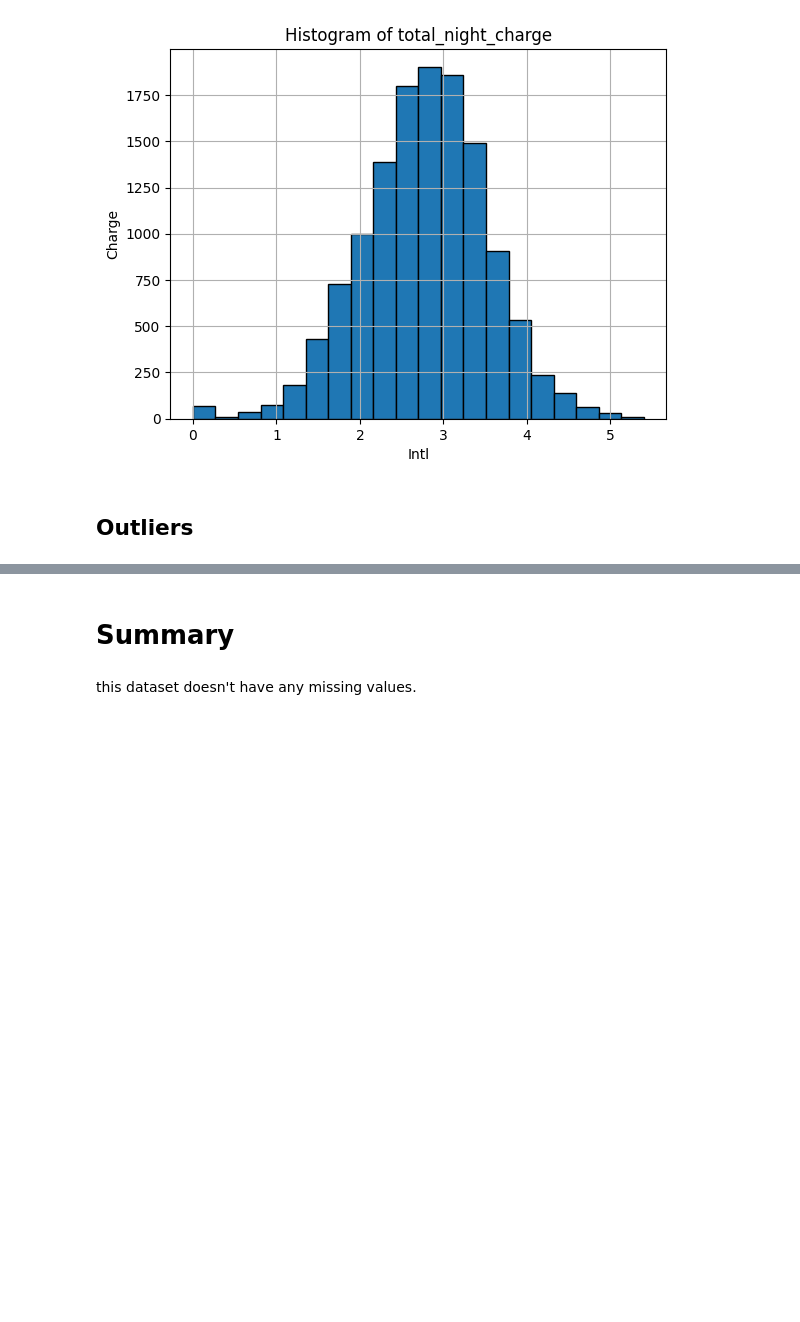
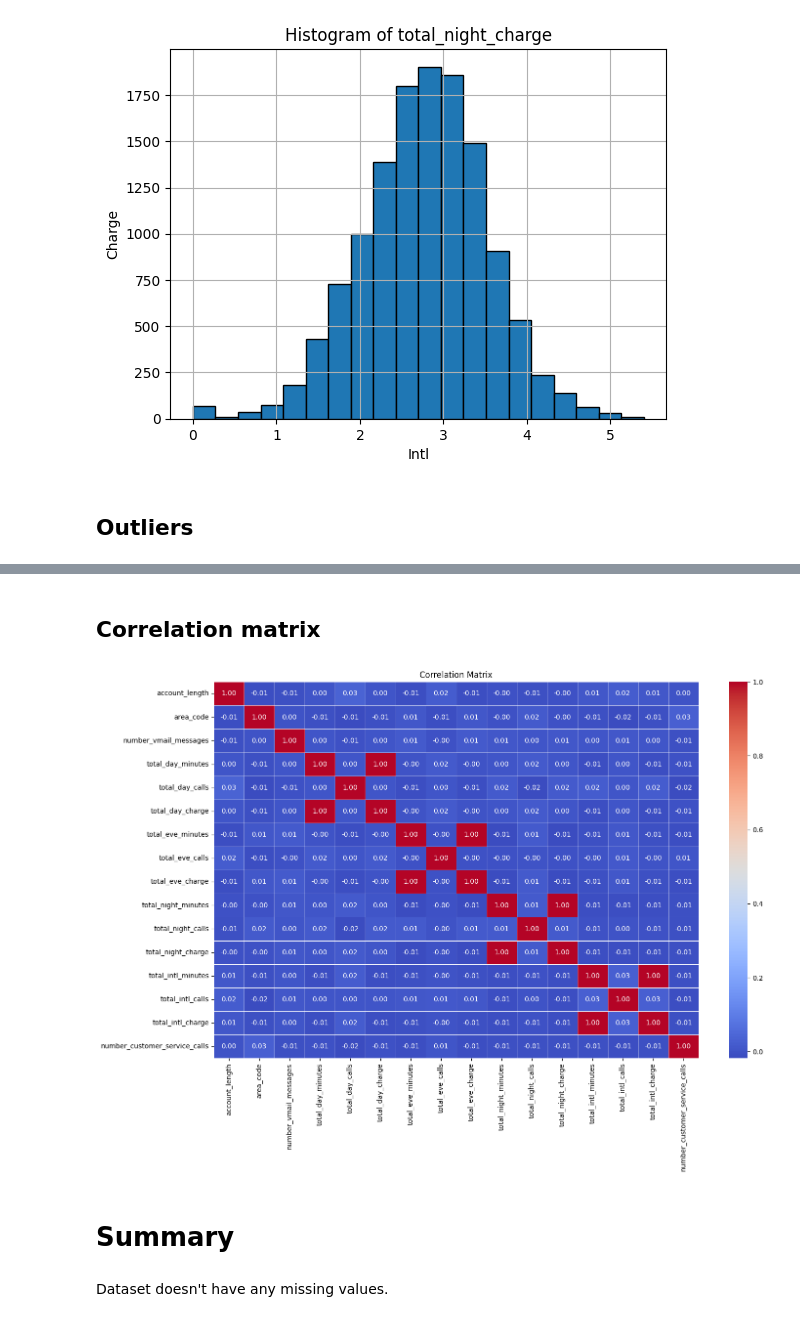
Before and after one commit to rishv1912/Customer-Churn-MLOps, a Jupyter notebook: analysis/eda.ipynb, the cells around one changed output, grey strips where cells are left out. Cells and saved outputs as stored; diff of their text form; code cells hidden in the pictures; blank space fills up the shorter version.

```diff
--- a/analysis/eda.ipynb
+++ b/analysis/eda.ipynb
@@ -295,4 +309,18 @@ plt.show()
+# %% [markdown]
+## Correlation matrix
+# %%
+selected_cols  =  ["account_length","area_code", "number_vmail_messages", "total_day_minutes", "total_day_calls",
+"total_day_charge", "total_eve_minutes", "total_eve_calls", "total_eve_charge", "total_night_minutes", "total_night_calls", "total_night_charge",
+"total_intl_minutes", "total_intl_calls", "total_intl_charge","number_customer_service_calls" ]
+
+
+plt.figure(figsize=(16,10))
+sns.heatmap(df[selected_cols].corr(),annot=True,fmt=".2f",cmap="coolwarm",linewidths=0.5)
+plt.title("Correlation Matrix")
+plt.show()
+# %% [output]
+[figure, added]
 # %% [markdown]
 # Summary
 # %% [markdown]
-this dataset doesn't have any missing values.
+Dataset doesn't have any missing values.
```
Also changed, not shown: parts of 5 cells of this notebook, 2 other files.
